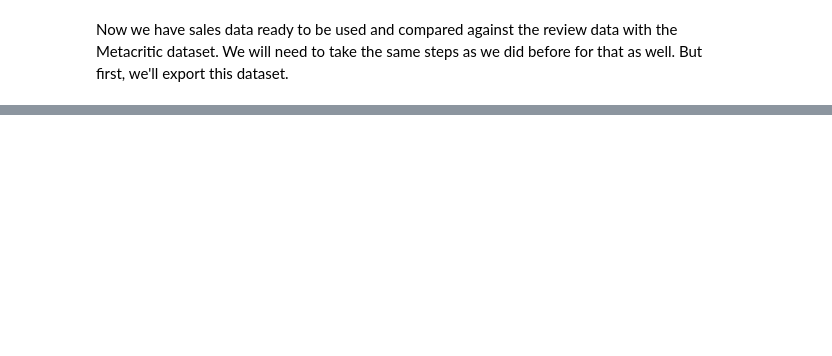
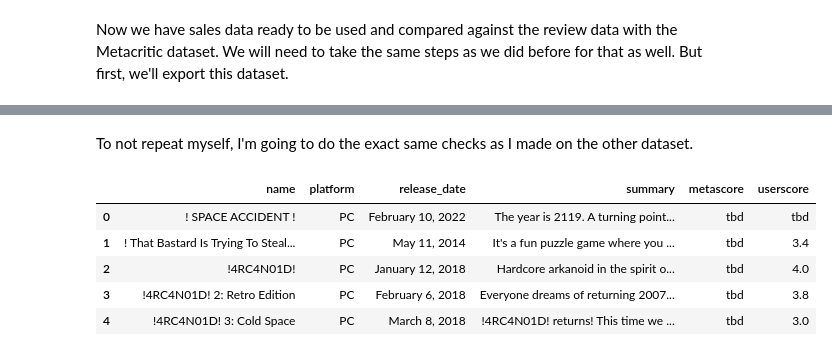
Before and after one commit to TaiOz/VGSales-VS-Review-Analysis, a Jupyter notebook: Primary.ipynb, the cells around one changed output, grey strips where cells are left out. Cells and saved outputs as stored; diff of their text form; code cells hidden in the pictures; blank space fills up the shorter version.

```diff
--- a/Primary.ipynb
+++ b/Primary.ipynb
@@ -428,0 +450,11 @@ modified_vgsales_data.to_csv('Data/Modified Datasets/modified_vgsales.csv', inde
+# %% [markdown]
+To not repeat myself, I'm going to do the exact same checks as I made on the other dataset.
+# %%
+critic_data.head()
+# %% [output]
+|  | name | platform | release_date | summary | metascore | userscore |
+| 0 | ! SPACE ACCIDENT ! | PC | February 10, 2022 | The year is 2119. A turning point... | tbd | tbd |
+| 1 | ! That Bastard Is Trying To Steal... | PC | May 11, 2014 | It's a fun puzzle game where you ... | tbd | 3.4 |
+| 2 | !4RC4N01D! | PC | January 12, 2018 | Hardcore arkanoid in the spirit o... | tbd | 4.0 |
+| 3 | !4RC4N01D! 2: Retro Edition | PC | February 6, 2018 | Everyone dreams of returning 2007... | tbd | 3.8 |
+| 4 | !4RC4N01D! 3: Cold Space | PC | March 8, 2018 | !4RC4N01D! returns! This time we ... | tbd | 3.0 |
```
Also changed, not shown: parts of 12 cells of this notebook.
